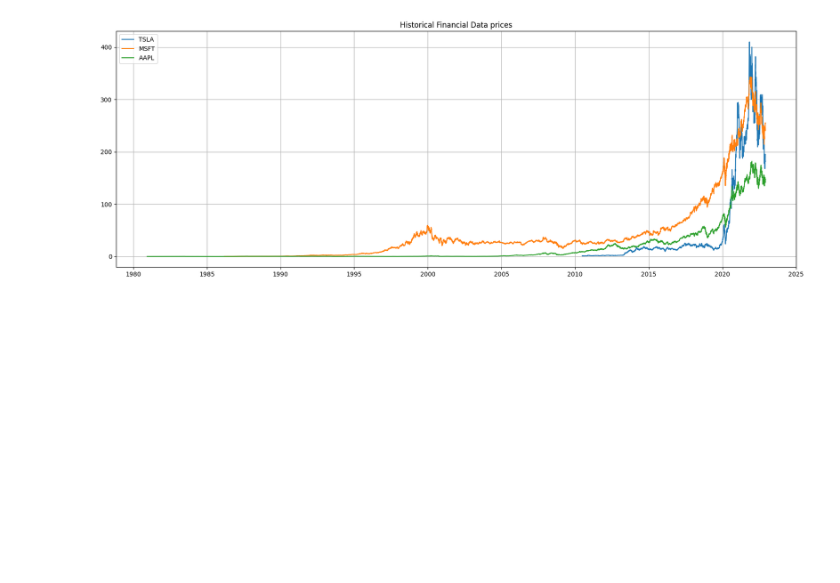
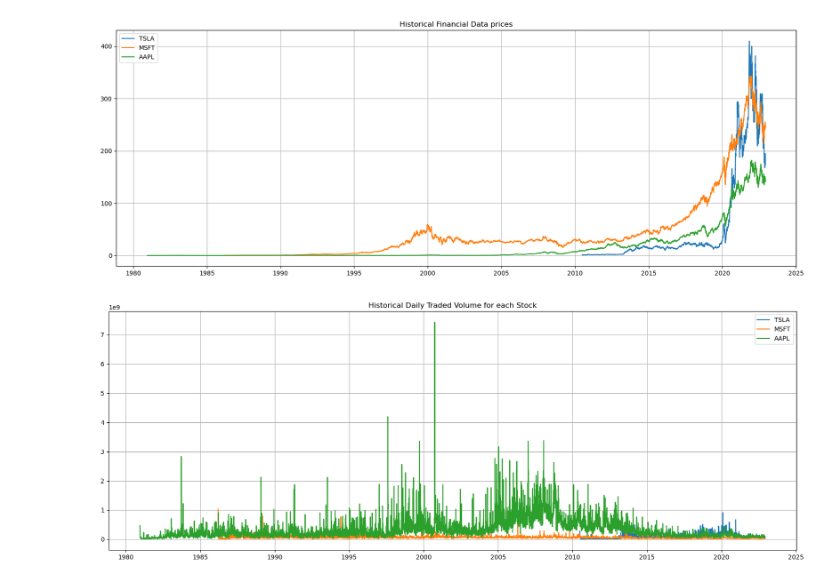
Before and after one commit to Siddeshkanth/FE_All_in_one, a Jupyter notebook: examples/get_financial_stock_price.ipynb, the cells around one changed output. Cells and saved outputs as stored; diff of their text form; code cells hidden in the pictures; blank space fills up the shorter version.

Commit message:
Update get_financial_stock_price.ipynb
Checking Historic Traded Volume of AAPL, TSLA and MSFT

```diff
--- a/examples/get_financial_stock_price.ipynb
+++ b/examples/get_financial_stock_price.ipynb
@@ -104,3 +127,19 @@ plt.legend()
 plt.show()
 # %% [output]
 [figure]
+# %%
+# Getting the traded volume of stocks.
+idx = [x for x in stock_data.data.columns if 'Volume' in x]
+# %%
+# Plotting the Traded Volume of Stock for each
+plt.figure(figsize=(20,7))
+for col in idx:
+    data = stock_data.data[col]
+    plt.plot(data.index, data.values, label=col[0])
+
+plt.title('Historical Daily Traded Volume for each Stock')
+plt.grid()
+plt.legend()
+plt.show()
+# %% [output]
+[figure, added]
```
Also changed, not shown: parts of 6 cells of this notebook.
